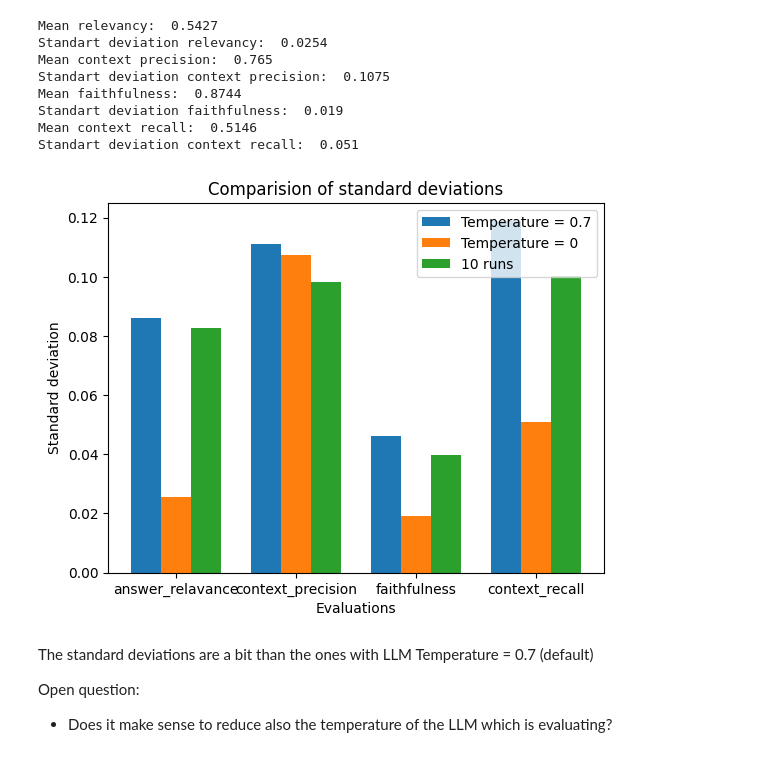
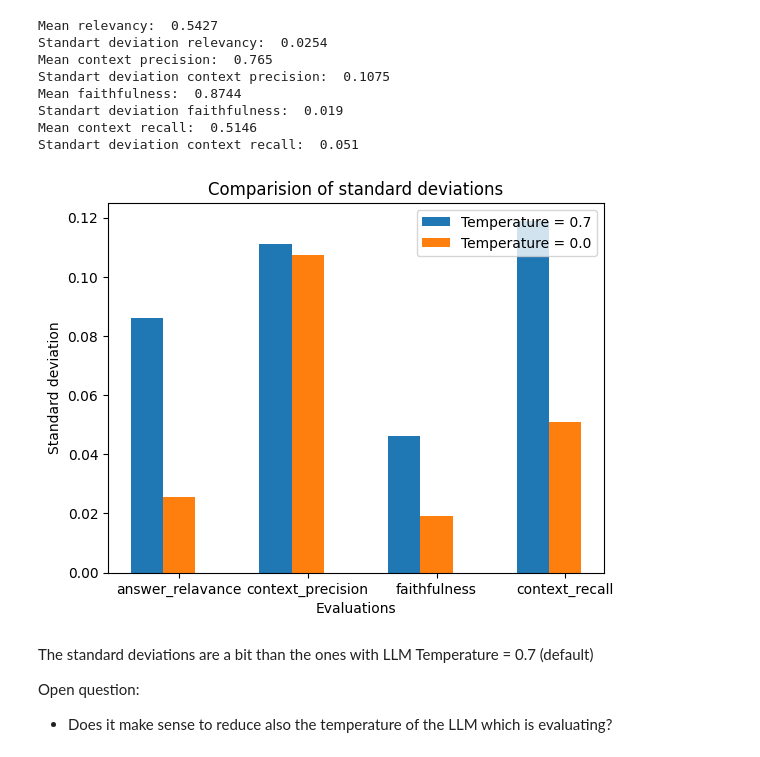
Before and after one commit to DaBr16/rag-langchain-eval, a Jupyter notebook: notebooks/analysis_eval_results.ipynb, the cells around one changed output. Drawn from its saved outputs; the diff is of its cells as text; code cells hidden in the pictures.

```diff
--- a/notebooks/analysis_eval_results.ipynb
+++ b/notebooks/analysis_eval_results.ipynb
@@ -204,25 +204,24 @@ Standart deviation context recall:  0.051
 # %%
 x = ['answer_relavance', 'context_precision', 'faithfulness', 'context_recall']
 
 y_0 = [0.0861, 0.111, 0.0463, 0.119]
 y_1 = [0.0254, 0.1075, 0.019, 0.051]
-y_2 = [0.0827, 0.0983, 0.0396, 0.1001]
+# y_2 = [0.0827, 0.0983, 0.0396, 0.1001]
 
 x_axis = np.arange(len(x))
 
 bar_width = 0.25
 plt.bar(x_axis - bar_width, y_0, width=bar_width, label='Temperature = 0.7')
-plt.bar(x_axis, y_1, width=bar_width, label='Temperature = 0')
-plt.bar(x_axis + bar_width, y_2, width=bar_width, label='10 runs')
+plt.bar(x_axis, y_1, width=bar_width, label='Temperature = 0.0')
 
 plt.xticks(x_axis, x)
 plt.xlabel('Evaluations')
 plt.ylabel('Standard deviation')
 plt.title('Comparision of standard deviations')
 plt.legend()
 plt.show()
 # %% [output]
-[figure, old version]
+[figure, new version]
 # %% [markdown]
 The standard deviations are a bit than the ones with LLM Temperature = 0.7 (default)
 
```
Also changed, not shown: 4 other files.
